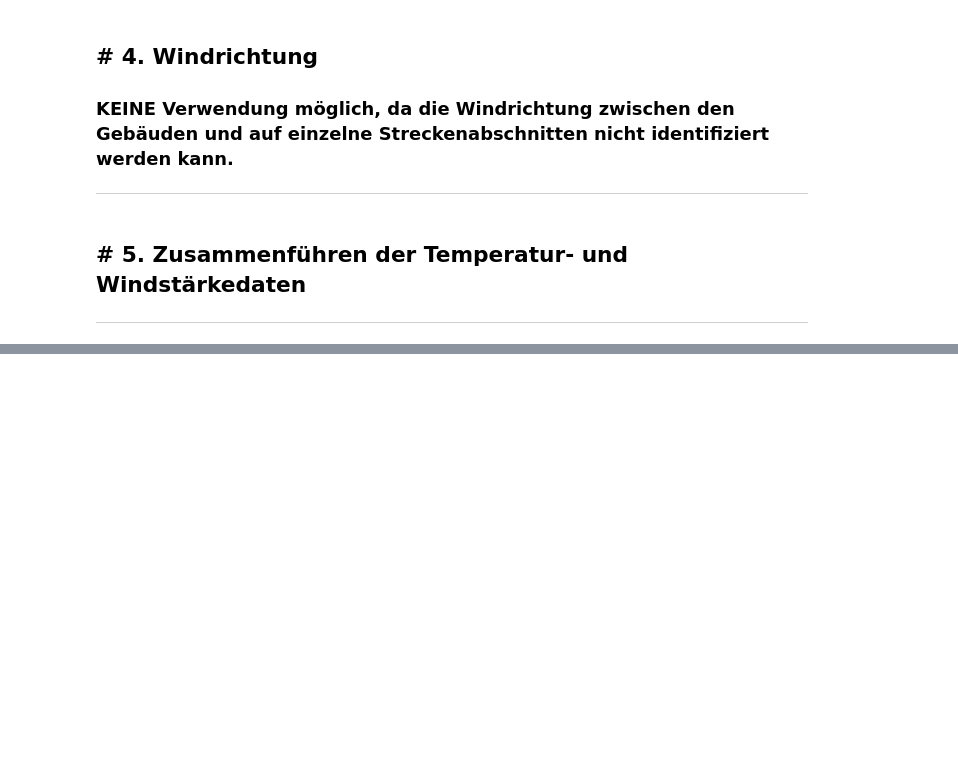
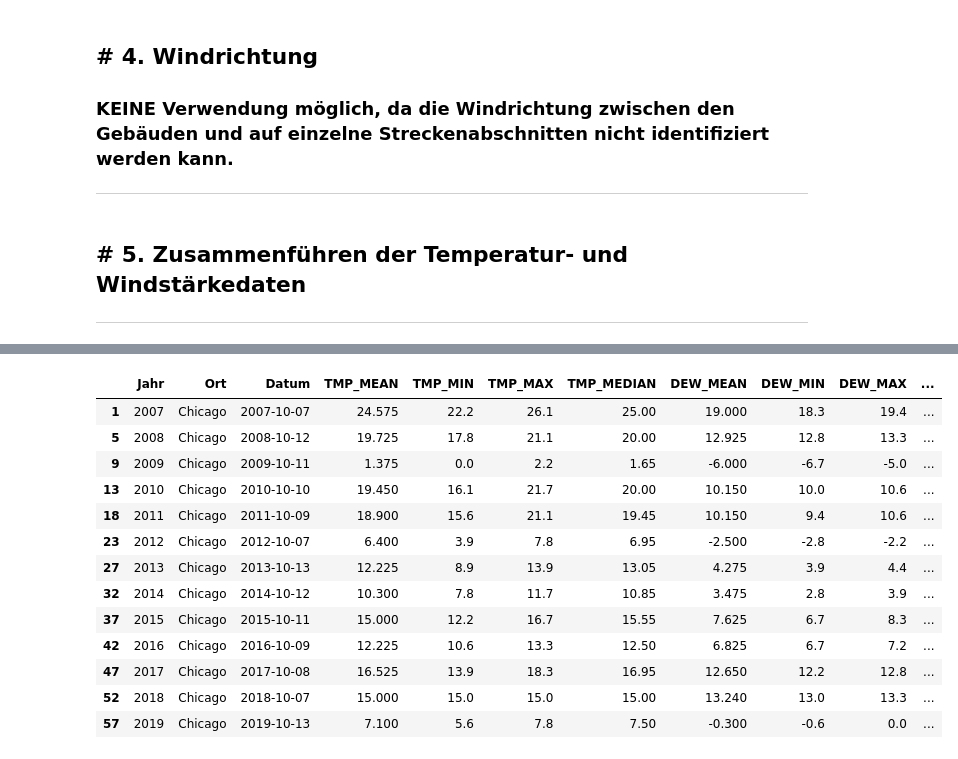
Before and after one commit to Wade-Sys/wma, a Jupyter notebook: Wetter/prepare_weather_data_step_3.ipynb, the cells around one changed output, grey strips where cells are left out. Drawn from its saved outputs; the diff is of its cells as text; code cells hidden in the pictures; blank space fills up the shorter version.

```diff
--- a/Wetter/prepare_weather_data_step_3.ipynb
+++ b/Wetter/prepare_weather_data_step_3.ipynb
@@ -414,3 +415,20 @@ df_wetter_2.groupby(['Jahr','Ort']).count()
 # Alle Datensätze in eine CSV-Datei speichern.
 file_name_prepared = data_path_weather + "daten_wetter_tmp_dew_sr.csv"
 df_wetter_2.to_csv(file_name_prepared, sep=';', index=False, encoding='utf8')
+# %%
+df_wetter_wnd_tmp_dew_1_grp.loc[(df_wetter_wnd_tmp_dew_1_grp.Ort == "Chicago")]
+# %% [output]
+|  | Jahr | Ort | Datum | TMP_MEAN | TMP_MIN | TMP_MAX | TMP_MEDIAN | DEW_MEAN | DEW_MIN | DEW_MAX | ... |
+| 1 | 2007 | Chicago | 2007-10-07 | 24.575 | 22.2 | 26.1 | 25.00 | 19.000 | 18.3 | 19.4 | ... |
+| 5 | 2008 | Chicago | 2008-10-12 | 19.725 | 17.8 | 21.1 | 20.00 | 12.925 | 12.8 | 13.3 | ... |
+| 9 | 2009 | Chicago | 2009-10-11 | 1.375 | 0.0 | 2.2 | 1.65 | -6.000 | -6.7 | -5.0 | ... |
+| 13 | 2010 | Chicago | 2010-10-10 | 19.450 | 16.1 | 21.7 | 20.00 | 10.150 | 10.0 | 10.6 | ... |
+| 18 | 2011 | Chicago | 2011-10-09 | 18.900 | 15.6 | 21.1 | 19.45 | 10.150 | 9.4 | 10.6 | ... |
+| 23 | 2012 | Chicago | 2012-10-07 | 6.400 | 3.9 | 7.8 | 6.95 | -2.500 | -2.8 | -2.2 | ... |
+| 27 | 2013 | Chicago | 2013-10-13 | 12.225 | 8.9 | 13.9 | 13.05 | 4.275 | 3.9 | 4.4 | ... |
+| 32 | 2014 | Chicago | 2014-10-12 | 10.300 | 7.8 | 11.7 | 10.85 | 3.475 | 2.8 | 3.9 | ... |
+| 37 | 2015 | Chicago | 2015-10-11 | 15.000 | 12.2 | 16.7 | 15.55 | 7.625 | 6.7 | 8.3 | ... |
+| 42 | 2016 | Chicago | 2016-10-09 | 12.225 | 10.6 | 13.3 | 12.50 | 6.825 | 6.7 | 7.2 | ... |
+| 47 | 2017 | Chicago | 2017-10-08 | 16.525 | 13.9 | 18.3 | 16.95 | 12.650 | 12.2 | 12.8 | ... |
+| 52 | 2018 | Chicago | 2018-10-07 | 15.000 | 15.0 | 15.0 | 15.00 | 13.240 | 13.0 | 13.3 | ... |
+| 57 | 2019 | Chicago | 2019-10-13 | 7.100 | 5.6 | 7.8 | 7.50 | -0.300 | -0.6 | 0.0 | ... |
```
Also changed, not shown: parts of 2 cells of this notebook, 14 other files.
